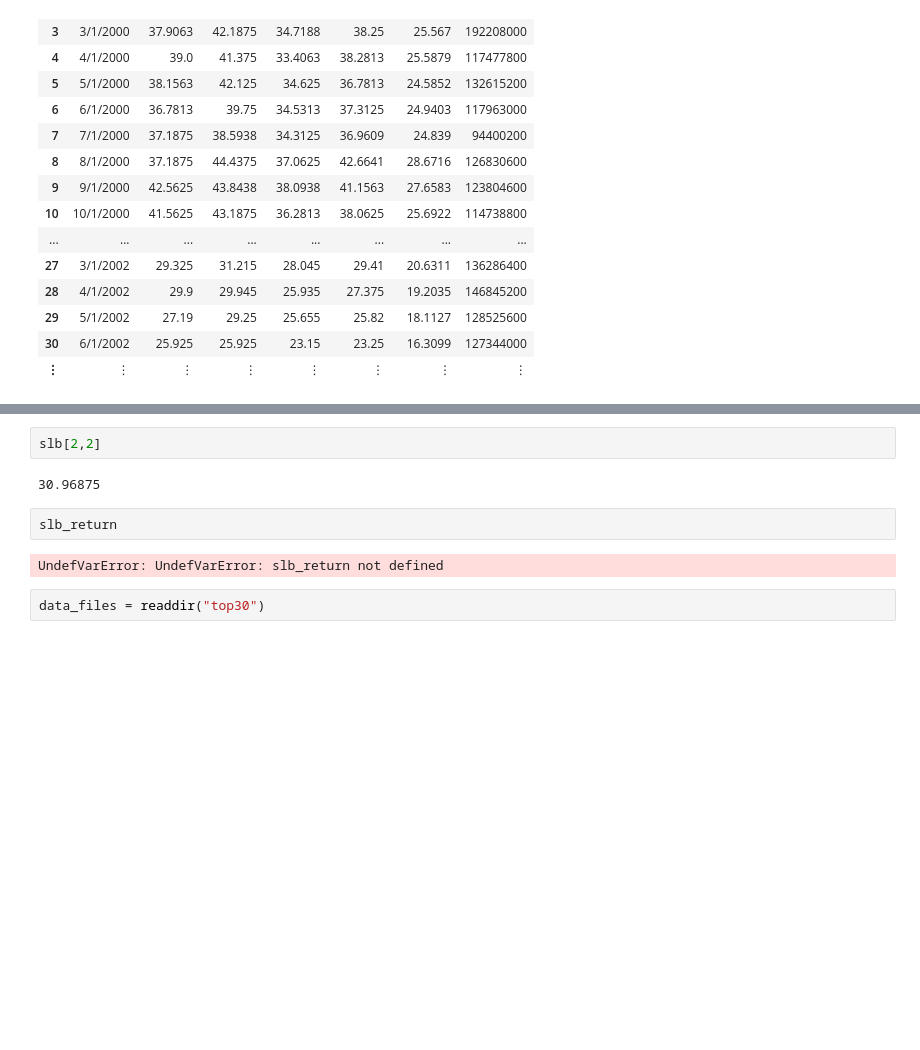
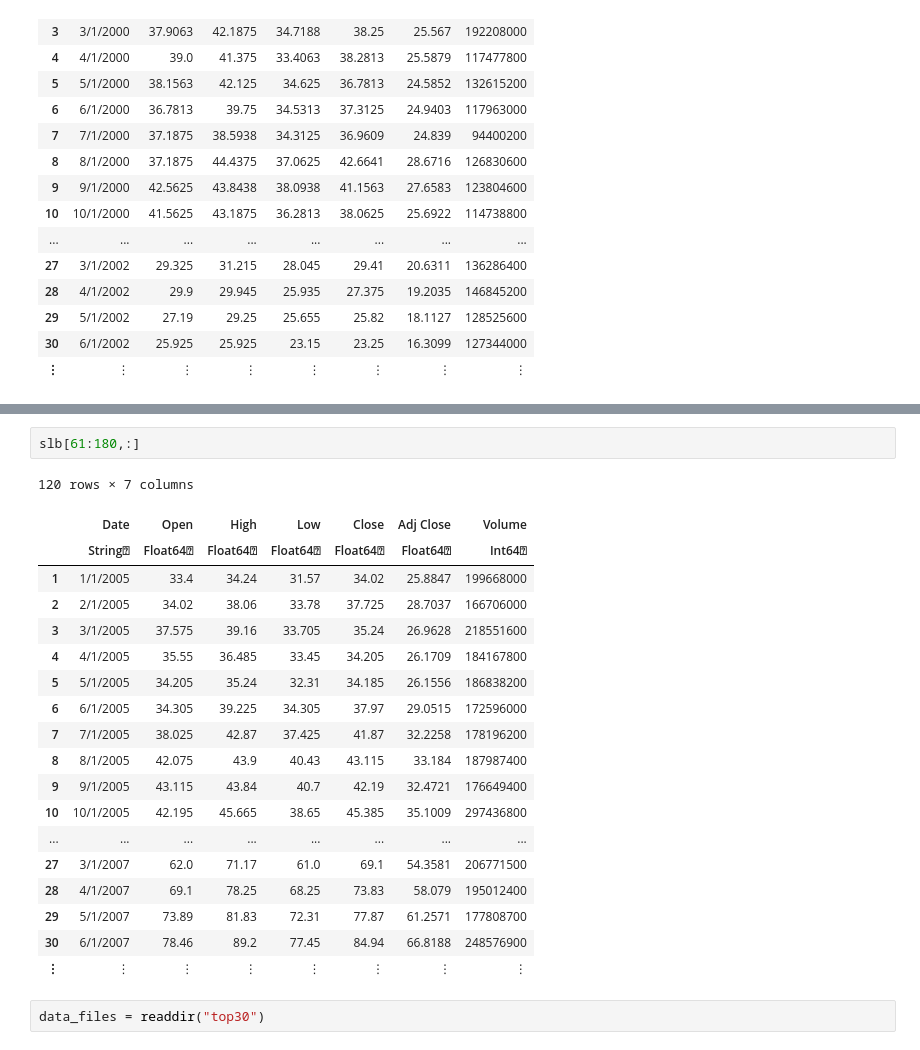
Before and after one commit to zli653/Stock-predict, a Jupyter notebook: proj.ipynb, the cells around one changed output, grey strips where cells are left out. Drawn from its saved outputs; the diff is of its cells as text; blank space fills up the shorter version.

```diff
--- a/proj.ipynb
+++ b/proj.ipynb
@@ -26,13 +26,27 @@ slb = CSV.read("top30/SLB.csv")
 # %% [output]
 216
-# %%
-slb[2,2]
-# %% [output]
-30.96875
-# %%
-slb_return
-# %% [output]
-UndefVarError: UndefVarError: slb_return not defined
+# %%
+slb[61:180,:]
+# %% [output]
+120 rows × 7 columns
+|  | Date | Open | High | Low | Close | Adj Close | Volume |
+|  | String⍰ | Float64⍰ | Float64⍰ | Float64⍰ | Float64⍰ | Float64⍰ | Int64⍰ |
+| 1 | 1/1/2005 | 33.4 | 34.24 | 31.57 | 34.02 | 25.8847 | 199668000 |
+| 2 | 2/1/2005 | 34.02 | 38.06 | 33.78 | 37.725 | 28.7037 | 166706000 |
+| 3 | 3/1/2005 | 37.575 | 39.16 | 33.705 | 35.24 | 26.9628 | 218551600 |
+| 4 | 4/1/2005 | 35.55 | 36.485 | 33.45 | 34.205 | 26.1709 | 184167800 |
+| 5 | 5/1/2005 | 34.205 | 35.24 | 32.31 | 34.185 | 26.1556 | 186838200 |
+| 6 | 6/1/2005 | 34.305 | 39.225 | 34.305 | 37.97 | 29.0515 | 172596000 |
+| 7 | 7/1/2005 | 38.025 | 42.87 | 37.425 | 41.87 | 32.2258 | 178196200 |
+| 8 | 8/1/2005 | 42.075 | 43.9 | 40.43 | 43.115 | 33.184 | 187987400 |
+| 9 | 9/1/2005 | 43.115 | 43.84 | 40.7 | 42.19 | 32.4721 | 176649400 |
+| 10 | 10/1/2005 | 42.195 | 45.665 | 38.65 | 45.385 | 35.1009 | 297436800 |
+| ... | ... | ... | ... | ... | ... | ... | ... |
+| 27 | 3/1/2007 | 62.0 | 71.17 | 61.0 | 69.1 | 54.3581 | 206771500 |
+| 28 | 4/1/2007 | 69.1 | 78.25 | 68.25 | 73.83 | 58.079 | 195012400 |
+| 29 | 5/1/2007 | 73.89 | 81.83 | 72.31 | 77.87 | 61.2571 | 177808700 |
+| 30 | 6/1/2007 | 78.46 | 89.2 | 77.45 | 84.94 | 66.8188 | 248576900 |
+| ⋮ | ⋮ | ⋮ | ⋮ | ⋮ | ⋮ | ⋮ | ⋮ |
 # %%
 data_files = readdir("top30")
 # %% [output]
```
Also changed, not shown: parts of 6 cells of this notebook, 5 other files.
